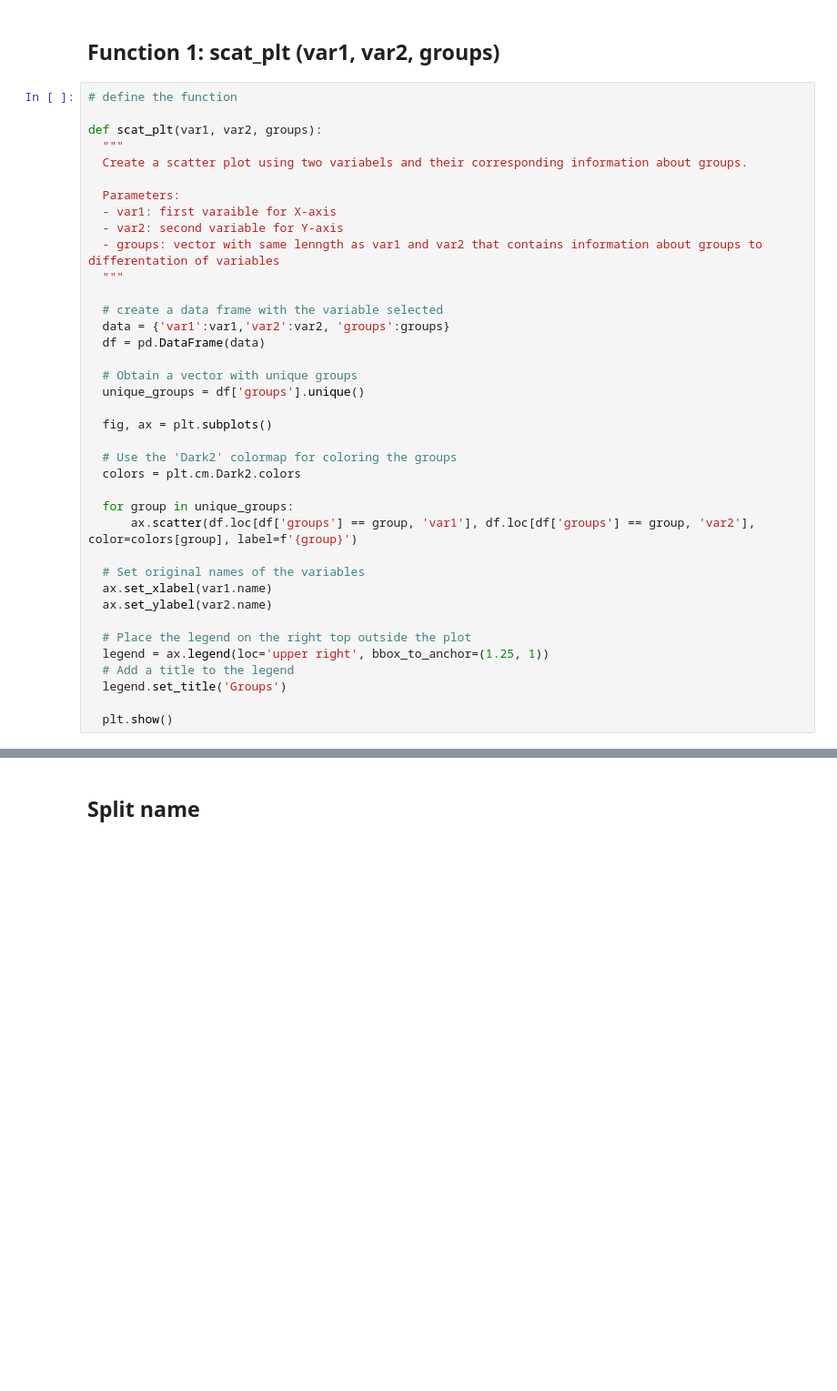
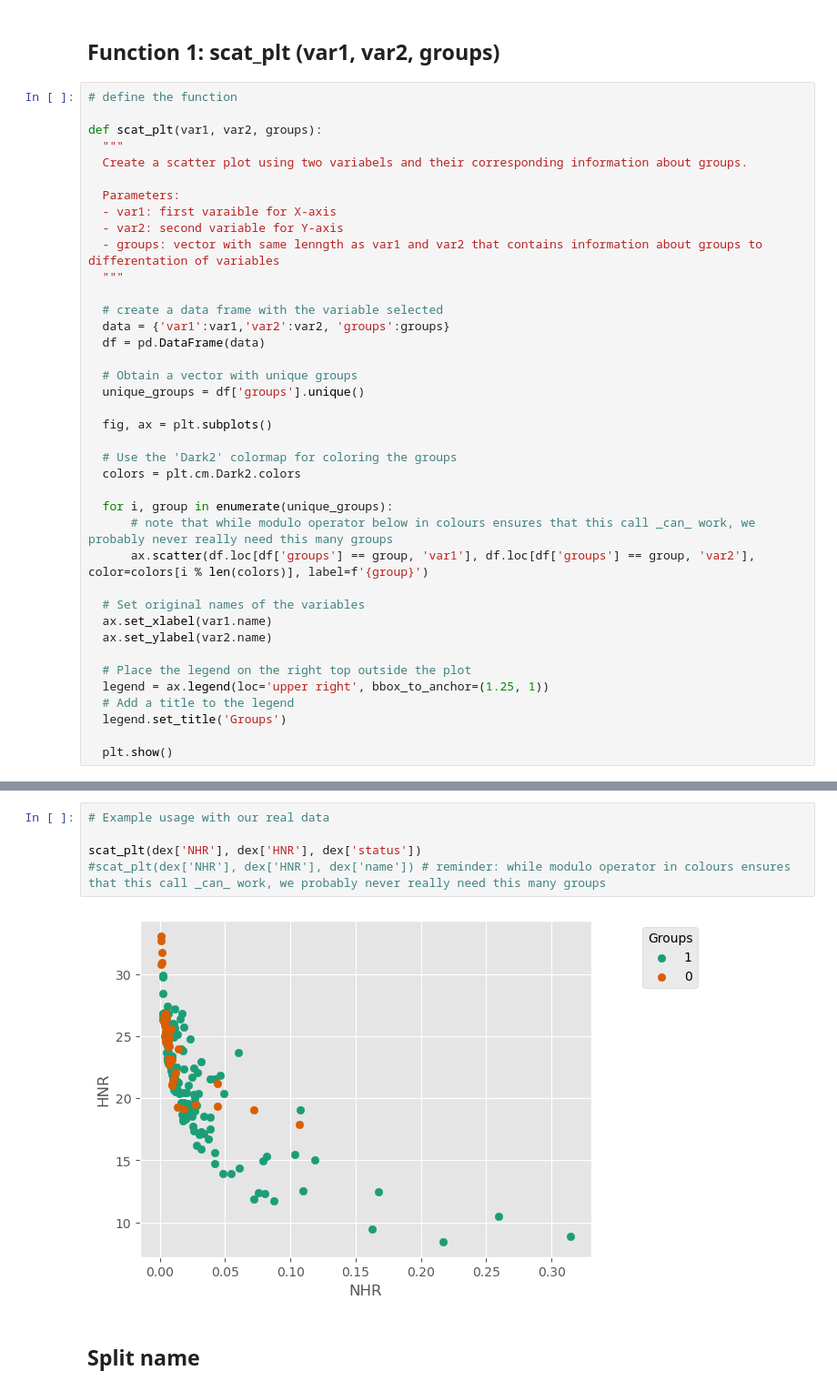
Before and after one commit to dparedga/SP_LAB, a Jupyter notebook: Collaborator_2.ipynb, the cells around one changed output, grey strips where cells are left out. Shown at 91% size. Saved outputs shown, nothing was run; the diff lists cells and outputs as text; blank space fills up the shorter version.

Commit message:
Fixed scat_plt to prevent error  when group value was string and added test for real df, also added parkinsons.data

```diff
--- a/Collaborator_2.ipynb
+++ b/Collaborator_2.ipynb
@@ -72,8 +72,9 @@ def scat_plt(var1, var2, groups):
   # Use the 'Dark2' colormap for coloring the groups
   colors = plt.cm.Dark2.colors
 
-  for group in unique_groups:
-      ax.scatter(df.loc[df['groups'] == group, 'var1'], df.loc[df['groups'] == group, 'var2'], color=colors[group], label=f'{group}')
+  for i, group in enumerate(unique_groups):
+      # note that while modulo operator below in colours ensures that this call _can_ work, we probably never really need this many groups
+      ax.scatter(df.loc[df['groups'] == group, 'var1'], df.loc[df['groups'] == group, 'var2'], color=colors[i % len(colors)], label=f'{group}')
 
   # Set original names of the variables
   ax.set_xlabel(var1.name)
@@ -98,3 +98,10 @@ scat_plt(df['Var_a'], df['Var_b'], df['Groups_c'])
+# %%
+# Example usage with our real data
+
+scat_plt(dex['NHR'], dex['HNR'], dex['status'])
+#scat_plt(dex['NHR'], dex['HNR'], dex['name']) # reminder: while modulo operator in colours ensures that this call _can_ work, we probably never really need this many groups
+# %% [output]
+[figure, added]
 # %% [markdown]
 ## Split name
 # %%
```
Also changed, not shown: parts of 1 cell of this notebook, 1 other file.
